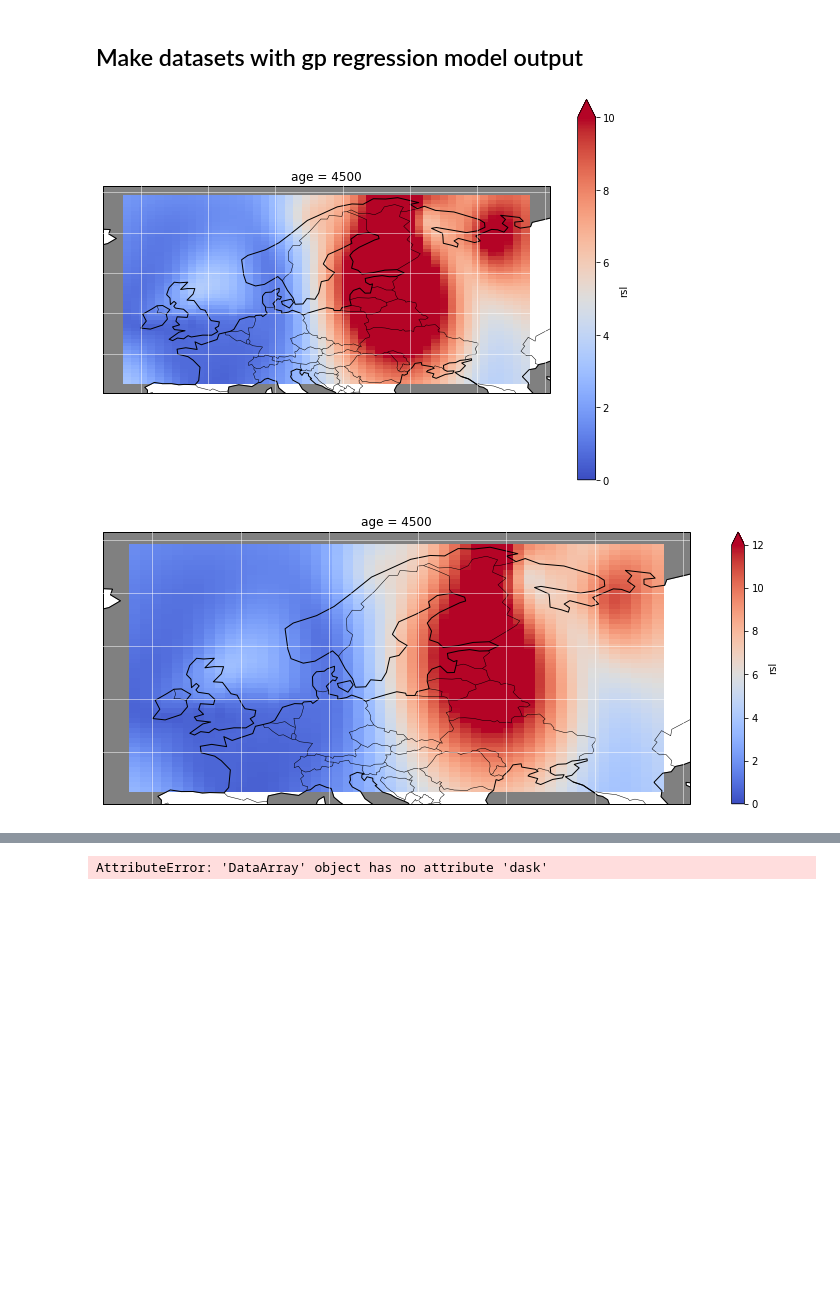
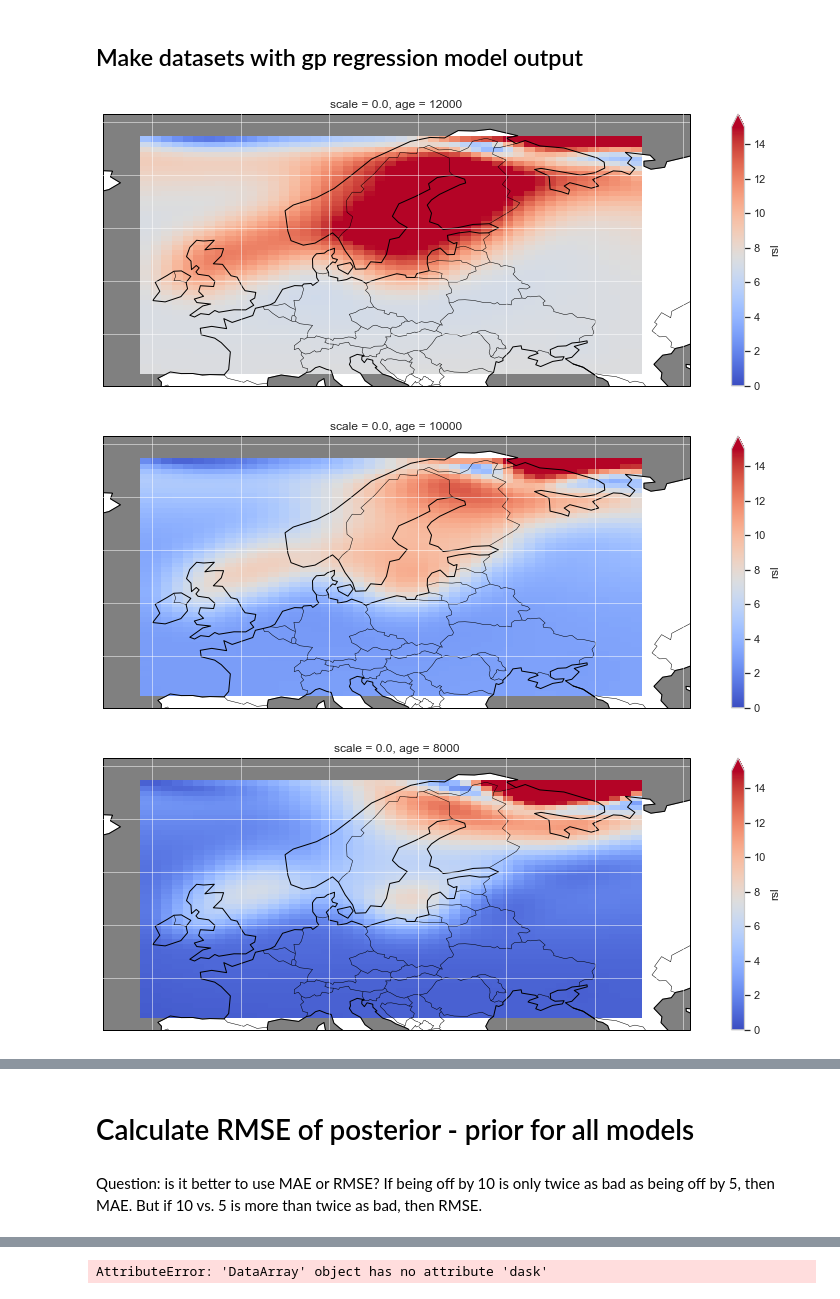
Before and after one commit to rcameronc/Holocene_readv, a Jupyter notebook: readv_postproc.ipynb, the cells around one changed output, grey strips where cells are left out. Cells and saved outputs as stored; diff of their text form; code cells hidden in the pictures; blank space fills up the shorter version.

```diff
--- a/readv_postproc.ipynb
+++ b/readv_postproc.ipynb
@@ -33,7 +33,7 @@ place = 'fennoscandia'
 dirName = f'figs/{place}/'
 path_gen = f'{tmax}_{tmin}_{model}_{mantle}_{place}'
 
-all_files = glob.glob(f'output/12000*glac1d_*{place}*likelihood')
+all_files = glob.glob(f'output/12000*{place}*likelihood')
 df = pd.concat((pd.read_csv(f, index_col=None) for f in all_files))
 
 df['ice_model'] = [key.split('_l')[0] for key in df.modelrun]
@@ -43,14 +43,5 @@ df['lm'] = [key.split('_')[-3:][2][2:] for key in df.modelrun]
 
 df.lm = df.lm.astype(float)
 df.um = df.um.astype(float)
-
-heatmap = df.pivot_table(index='um', columns='lm', values='log_marginal_likelihood')
-
-fig, ax = plt.subplots(1, 1, figsize=(6, 6))
-sns.heatmap(heatmap,  cmap='magma', ax=ax,  cbar_kws={'label': 'negative log likelihood'})
-ax.set_title('label')
-
-ax.set_title(f'{place} {tmax} - {tmin} yrs \n {model} : {96} km lithosphere')
-# fig.savefig(dirName + f'{path_gen}_likelihood_heatmap', transparent=True)
 # %% [output]
 Text(0.5, 1, 'fennoscandia 12000 - 1500 yrs \n GLAC-1D : 96 km lithosphere')
@@ -85,4 +101,0 @@ sns.swarmplot(x='lith', y="log_marginal_likelihood", data=df, hue='lm', palette=
-# %%
-fig, ax = plt.subplots(1, 1, 1, figsize=(10,6))
-
-ax.plot(df_96)
@@ -145,9 +147,8 @@ locs = {
 
 def download_files(varname):
 
-
-#  varname = 'variance'
-    globvar = glob.glob(f'output/12000*fennoscandia*{varname}')
+    globvar = glob.glob(f'/Users/rogercreel/Desktop/cluster_output/12000*fennoscandia*{varname}')
+#     globvar = glob.glob(f'output/12000*fennoscandia*{varname}')
 
     place = [val.split('_gia')[0].split('_') for val in globvar]
     places = []
@@ -159,24 +160,30 @@ def download_files(varname):
         ds = ds.rename({'__xarray_dataarray_variable__':'rsl'})
     except:
         pass
-
+    try:
+        ds = ds.drop('scale')
+    except:
+        pass
     return ds
 
 names = ['giaprior', 'gp_variance', 'da_zp', 'posterior']
 
 ds_giaprior, ds_var, ds_zp, ds_post  = [download_files(it) for it in names]
-# %% [output]
-[figure, removed]
 # %%
-fig = plt.figure(figsize=(15, 5))
-ax = plt.subplot(1, 1, 1, projection=ccrs.PlateCarree())
+for i, age in enumerate(ds_zp.age):
+    if (age.values / 2000).is_integer():
+        fig = plt.figure(figsize=(15, 5))
+        ax = plt.subplot(1, 1, 1, projection=ccrs.PlateCarree())
 
-ax.coastlines(resolution='110m', linewidth=1, zorder=2)
-ax.add_feature(cfeature.OCEAN, color='gray', zorder=0)
-# ax.add_feature(cfeature.LAND, color='palegreen', zorder=1)
-ax.add_feature(cfeature.BORDERS, linewidth=0.5, zorder=3)
-ax.gridlines(linewidth=1, color='white', alpha=0.5, zorder=4)
+        ax.coastlines(resolution='110m', linewidth=1, zorder=2)
+        ax.add_feature(cfeature.OCEAN, color='gray', zorder=0)
+        # ax.add_feature(cfeature.LAND, color='palegreen', zorder=1)
+        ax.add_feature(cfeature.BORDERS, linewidth=0.5, zorder=3)
+        ax.gridlines(linewidth=1, color='white', alpha=0.5, zorder=4)
 
-ds_zp.rsl.std(dim='modelrun').sel(age=4500).plot(ax=ax, vmin=0, vmax=12, cmap='coolwarm');
+        ds_giaprior.rsl.std(dim='modelrun').sel(age=age.values).plot(ax=ax, vmin=0, vmax=15, cmap='coolwarm')
+        plt.show()
 # %% [output]
-[figure, old version]
+[figure, new version]
+[figure, added]
+[figure, added]
@@ -182,0 +193,4 @@ ds_zp.rsl.std(dim='modelrun').sel(age=4500).plot(ax=ax, vmin=0, vmax=12, cmap='c
+# %% [markdown]
+# Calculate RMSE of posterior - prior for all models
+# %% [markdown]
+Question: is it better to use MAE or RMSE?  If being off by 10 is only twice as bad as being off by 5, then MAE.  But if 10 vs. 5 is more than twice as bad, then RMSE.
```
Also changed, not shown: parts of 24 cells of this notebook, 2 other files.
